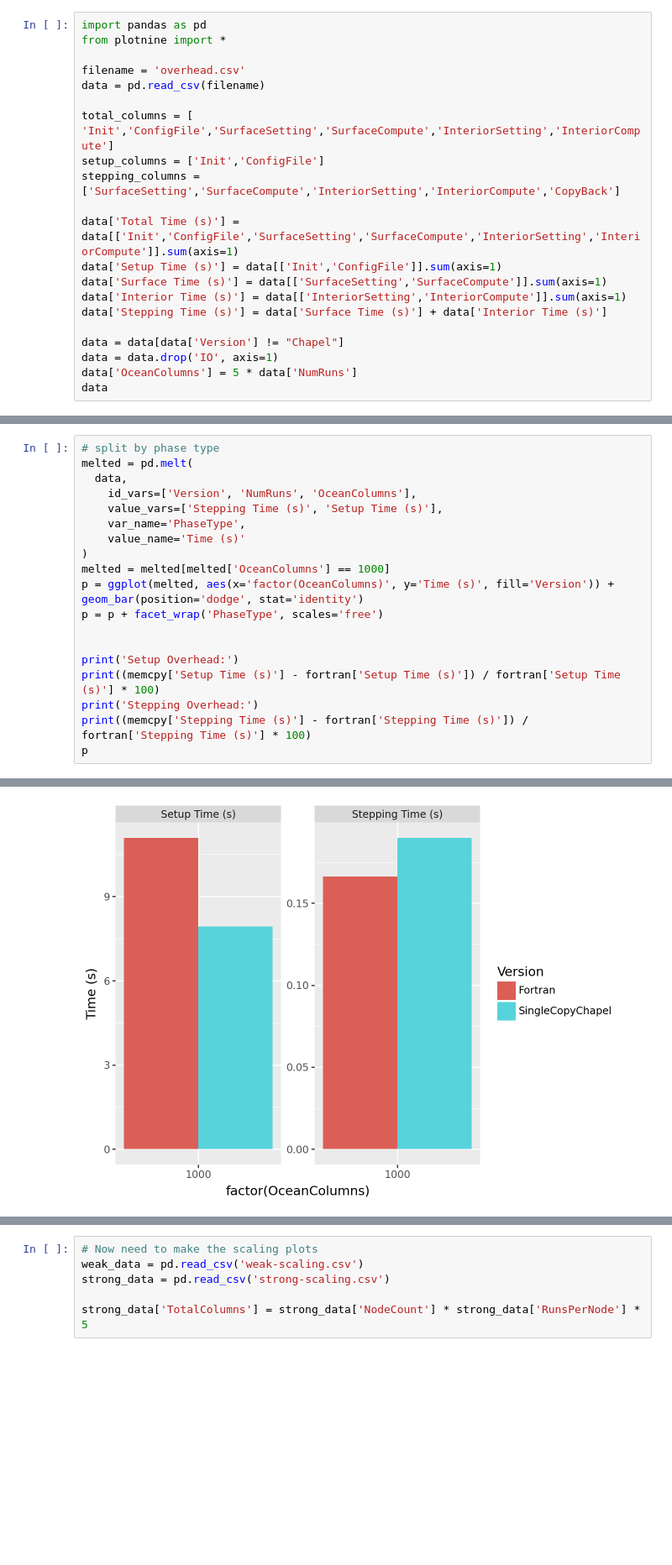
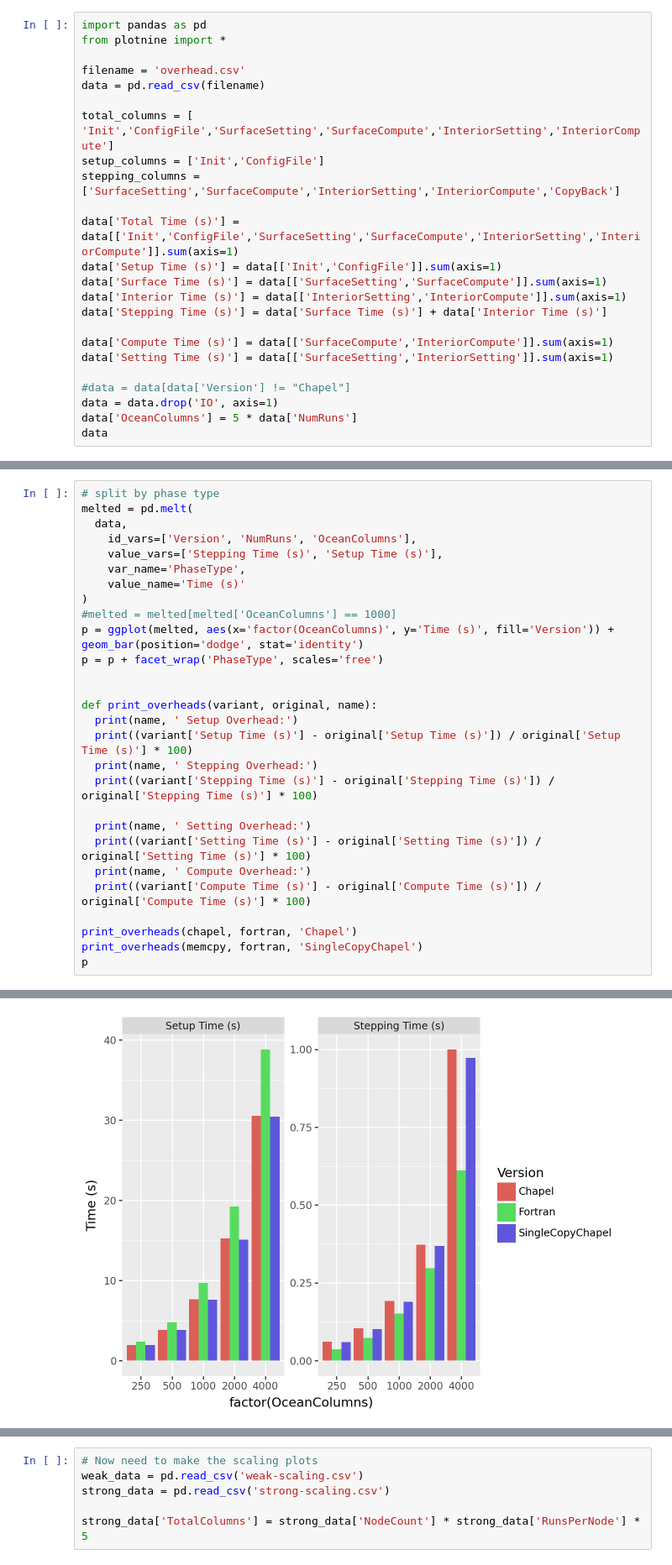
Before and after one commit to brandon-neth/MarblChapel, a Jupyter notebook: performance/analyze-and-plot.ipynb, the cells around one changed output, grey strips where cells are left out. Shown at 84% size. Saved outputs shown, nothing was run; the diff lists cells and outputs as text; blank space fills up the shorter version.

```diff
--- a/performance/analyze-and-plot.ipynb
+++ b/performance/analyze-and-plot.ipynb
@@ -15,7 +15,10 @@ data['Surface Time (s)'] = data[['SurfaceSetting','SurfaceCompute']].sum(axis=1)
 data['Interior Time (s)'] = data[['InteriorSetting','InteriorCompute']].sum(axis=1)
 data['Stepping Time (s)'] = data['Surface Time (s)'] + data['Interior Time (s)']
 
-data = data[data['Version'] != "Chapel"]
+data['Compute Time (s)'] = data[['SurfaceCompute','InteriorCompute']].sum(axis=1)
+data['Setting Time (s)'] = data[['SurfaceSetting','InteriorSetting']].sum(axis=1)
+
+#data = data[data['Version'] != "Chapel"]
 data = data.drop('IO', axis=1)
 data['OceanColumns'] = 5 * data['NumRuns']
 data
@@ -67,14 +78,23 @@ melted = pd.melt(
     var_name='PhaseType',
     value_name='Time (s)'
 )
-melted = melted[melted['OceanColumns'] == 1000]
+#melted = melted[melted['OceanColumns'] == 1000]
 p = ggplot(melted, aes(x='factor(OceanColumns)', y='Time (s)', fill='Version')) + geom_bar(position='dodge', stat='identity')
 p = p + facet_wrap('PhaseType', scales='free')
 
 
-print('Setup Overhead:')
-print((memcpy['Setup Time (s)'] - fortran['Setup Time (s)']) / fortran['Setup Time (s)'] * 100)
-print('Stepping Overhead:')
-print((memcpy['Stepping Time (s)'] - fortran['Stepping Time (s)']) / fortran['Stepping Time (s)'] * 100)
+def print_overheads(variant, original, name):
+  print(name, ' Setup Overhead:')
+  print((variant['Setup Time (s)'] - original['Setup Time (s)']) / original['Setup Time (s)'] * 100)
+  print(name, ' Stepping Overhead:')
+  print((variant['Stepping Time (s)'] - original['Stepping Time (s)']) / original['Stepping Time (s)'] * 100)
+
+  print(name, ' Setting Overhead:')
+  print((variant['Setting Time (s)'] - original['Setting Time (s)']) / original['Setting Time (s)'] * 100)
+  print(name, ' Compute Overhead:')
+  print((variant['Compute Time (s)'] - original['Compute Time (s)']) / original['Compute Time (s)'] * 100)
+
+print_overheads(chapel, fortran, 'Chapel')
+print_overheads(memcpy, fortran, 'SingleCopyChapel')
 p
 # %% [output]
@@ -95,4 +118,4 @@ Name: Stepping Time (s), dtype: float64
-[figure, old version]
+[figure, new version]
 # %%
 melted = pd.melt(
     data,
```
Also changed, not shown: parts of 8 cells of this notebook, 7 other files.
